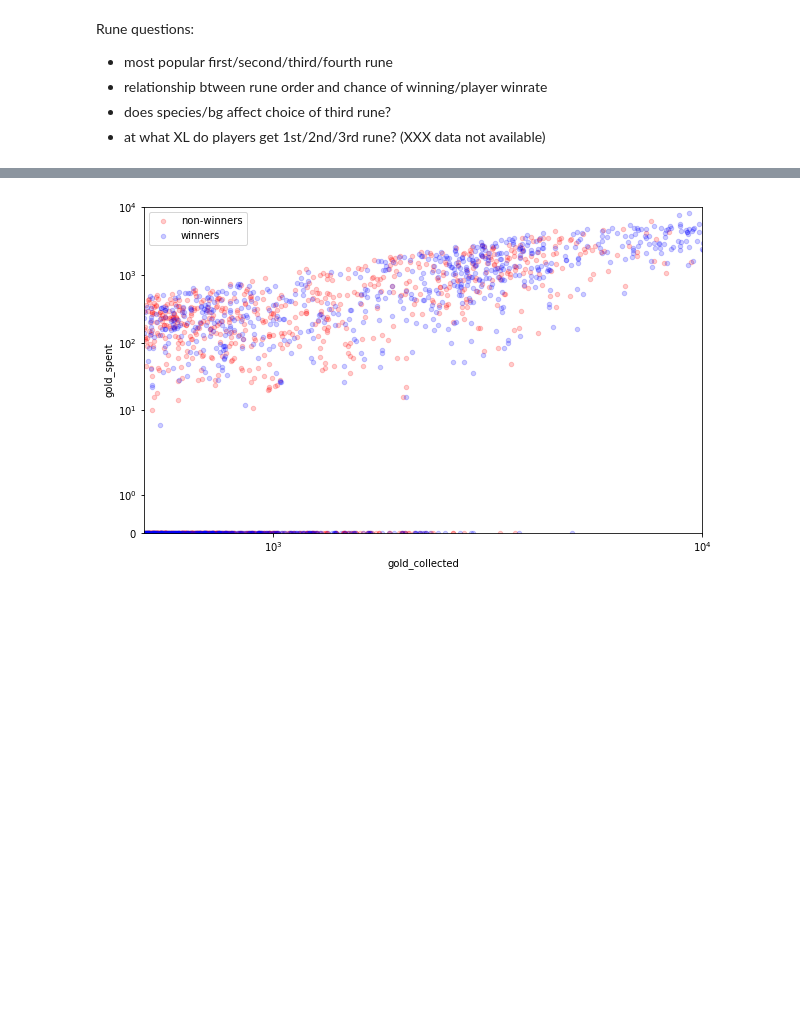
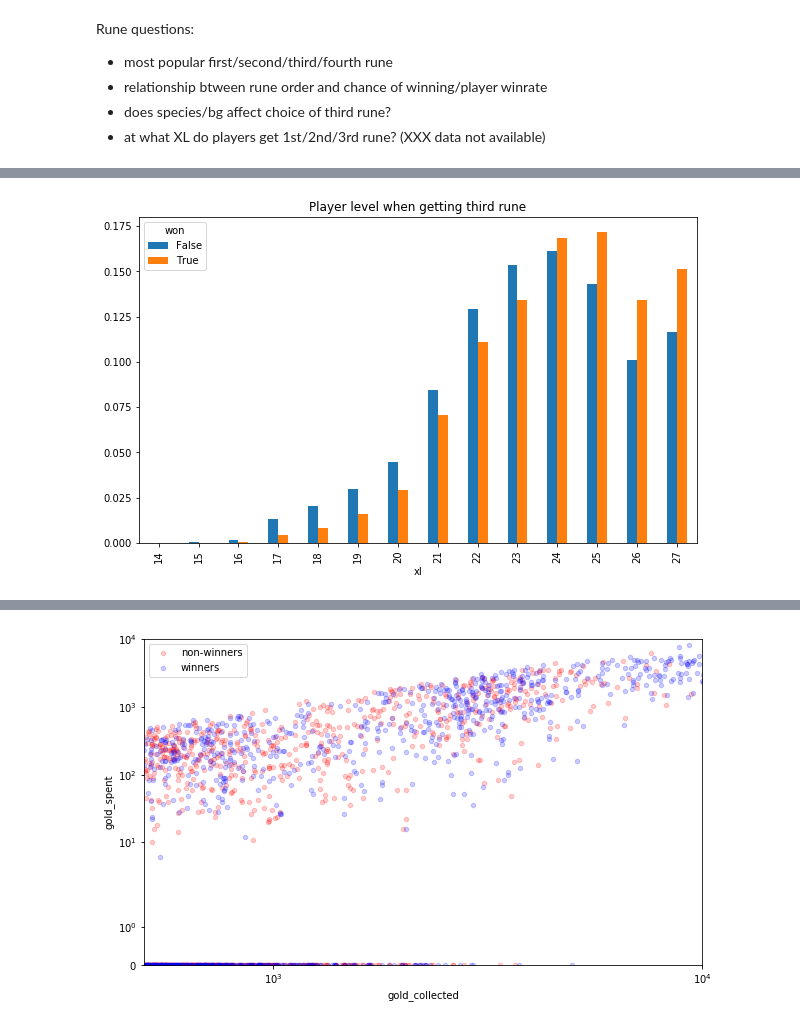
Before and after one commit to colinmorris/crawl-coroner, a Jupyter notebook: misc.ipynb, the cells around one changed output, grey strips where cells are left out. Cells and saved outputs as stored; diff of their text form; code cells hidden in the pictures; blank space fills up the shorter version.

```diff
--- a/misc.ipynb
+++ b/misc.ipynb
@@ -70,0 +69,8 @@ Name: rune, dtype: int64
+# %%
+foo = r[r['order']==3].groupby(['xl', 'won']).size()
+foo = foo.reset_index(level=1).pivot(columns='won', values=0)
+foo[False] /= foo[False].sum()
+foo[True] /= foo[True].sum()
+foo.plot.bar(figsize=FS, title="Player level when getting third rune");
+# %% [output]
+[figure, added]
```
Also changed, not shown: parts of 15 cells of this notebook, 1 other file.
